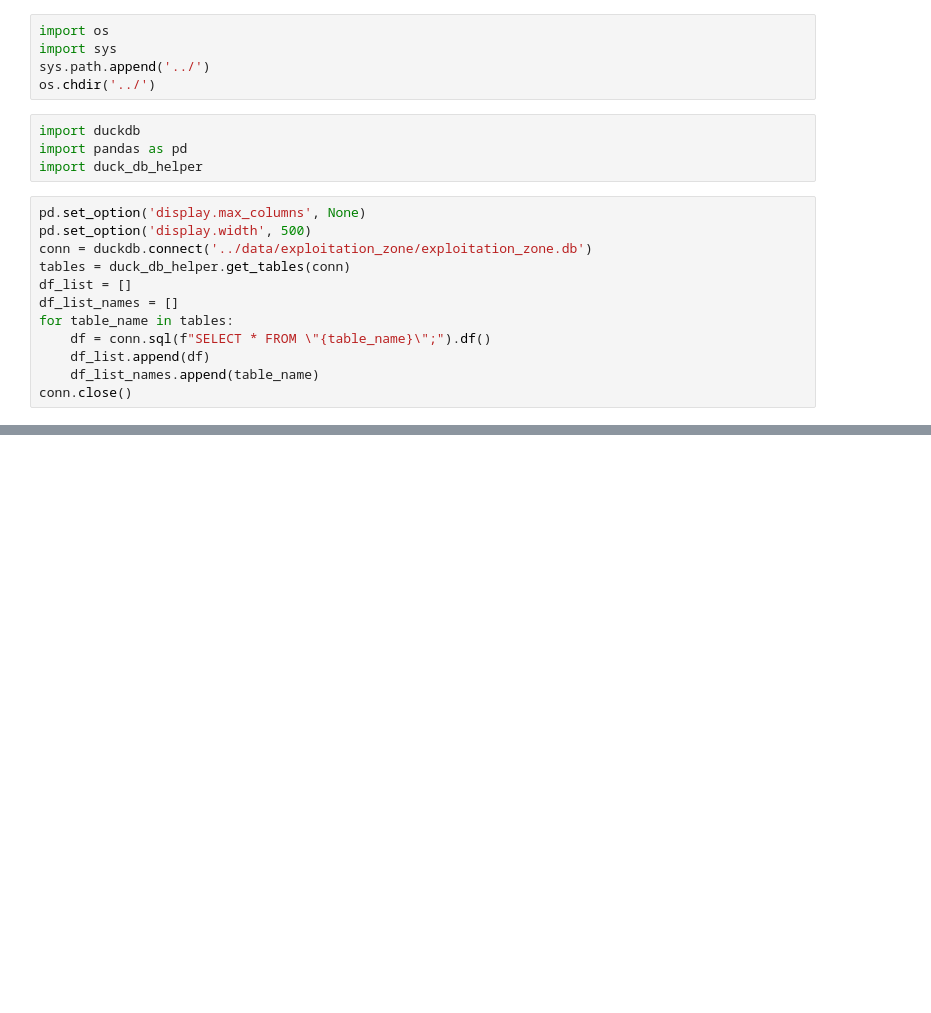
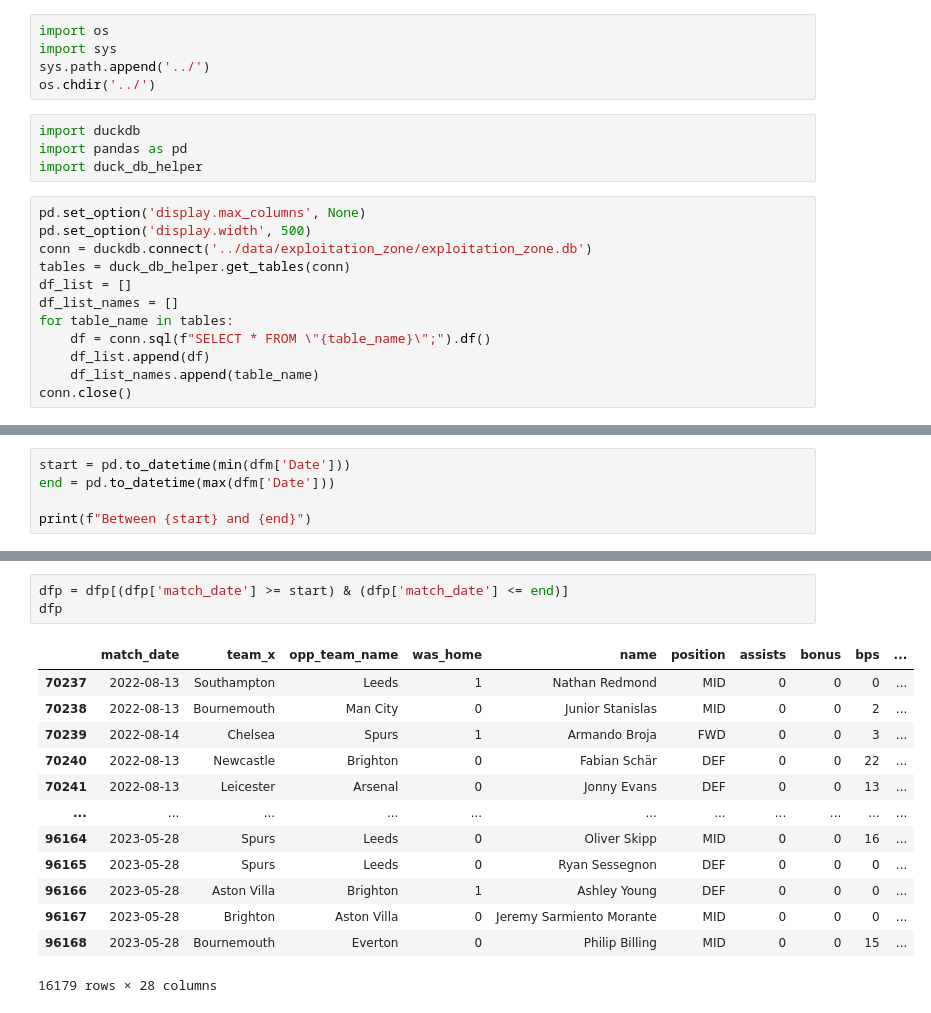
Before and after one commit to marcmelis/adsdb-fantasy-football, a Jupyter notebook: notebooks/analytical_sandboxes/pipe_to_analytical_sandboxes.ipynb, the cells around one changed output, grey strips where cells are left out. Cells and saved outputs as stored; diff of their text form; blank space fills up the shorter version.

```diff
--- a/notebooks/analytical_sandboxes/pipe_to_analytical_sandboxes.ipynb
+++ b/notebooks/analytical_sandboxes/pipe_to_analytical_sandboxes.ipynb
@@ -82,0 +138,5 @@ dfr_only_wanted_players
+# %%
+start = pd.to_datetime(min(dfm['Date']))
+end = pd.to_datetime(max(dfm['Date']))
+
+print(f"Between {start} and {end}")
@@ -82,0 +145,17 @@ dfr_only_wanted_players
+# %%
+dfp = dfp[(dfp['match_date'] >= start) & (dfp['match_date'] <= end)]
+dfp
+# %% [output]
+|  | match_date | team_x | opp_team_name | was_home | name | position | assists | bonus | bps | ... |
+| 70237 | 2022-08-13 | Southampton | Leeds | 1 | Nathan Redmond | MID | 0 | 0 | 0 | ... |
+| 70238 | 2022-08-13 | Bournemouth | Man City | 0 | Junior Stanislas | MID | 0 | 0 | 2 | ... |
+| 70239 | 2022-08-14 | Chelsea | Spurs | 1 | Armando Broja | FWD | 0 | 0 | 3 | ... |
+| 70240 | 2022-08-13 | Newcastle | Brighton | 0 | Fabian Schär | DEF | 0 | 0 | 22 | ... |
+| 70241 | 2022-08-13 | Leicester | Arsenal | 0 | Jonny Evans | DEF | 0 | 0 | 13 | ... |
+| ... | ... | ... | ... | ... | ... | ... | ... | ... | ... | ... |
+| 96164 | 2023-05-28 | Spurs | Leeds | 0 | Oliver Skipp | MID | 0 | 0 | 16 | ... |
+| 96165 | 2023-05-28 | Spurs | Leeds | 0 | Ryan Sessegnon | DEF | 0 | 0 | 0 | ... |
+| 96166 | 2023-05-28 | Aston Villa | Brighton | 1 | Ashley Young | DEF | 0 | 0 | 0 | ... |
+| 96167 | 2023-05-28 | Brighton | Aston Villa | 0 | Jeremy Sarmiento Morante | MID | 0 | 0 | 0 | ... |
+| 96168 | 2023-05-28 | Bournemouth | Everton | 0 | Philip Billing | MID | 0 | 0 | 15 | ... |
+16179 rows × 28 columns
```
Also changed, not shown: parts of 31 cells of this notebook.
